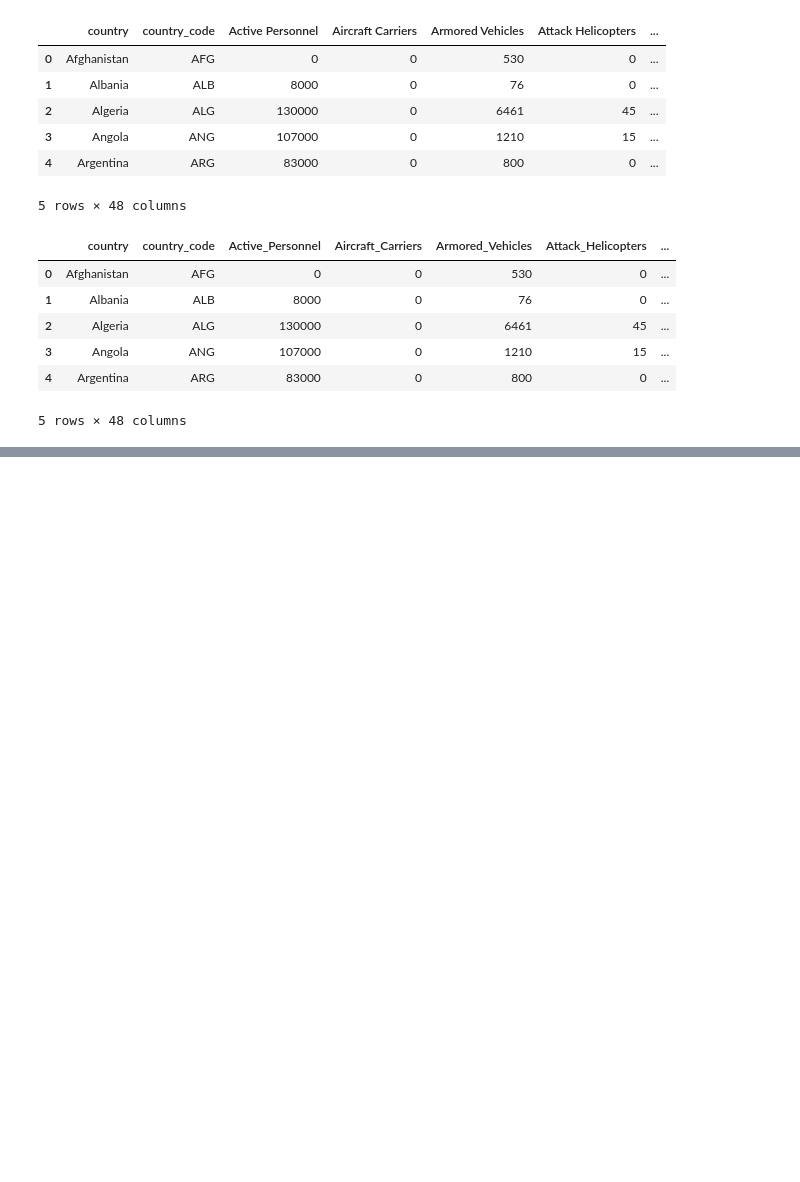
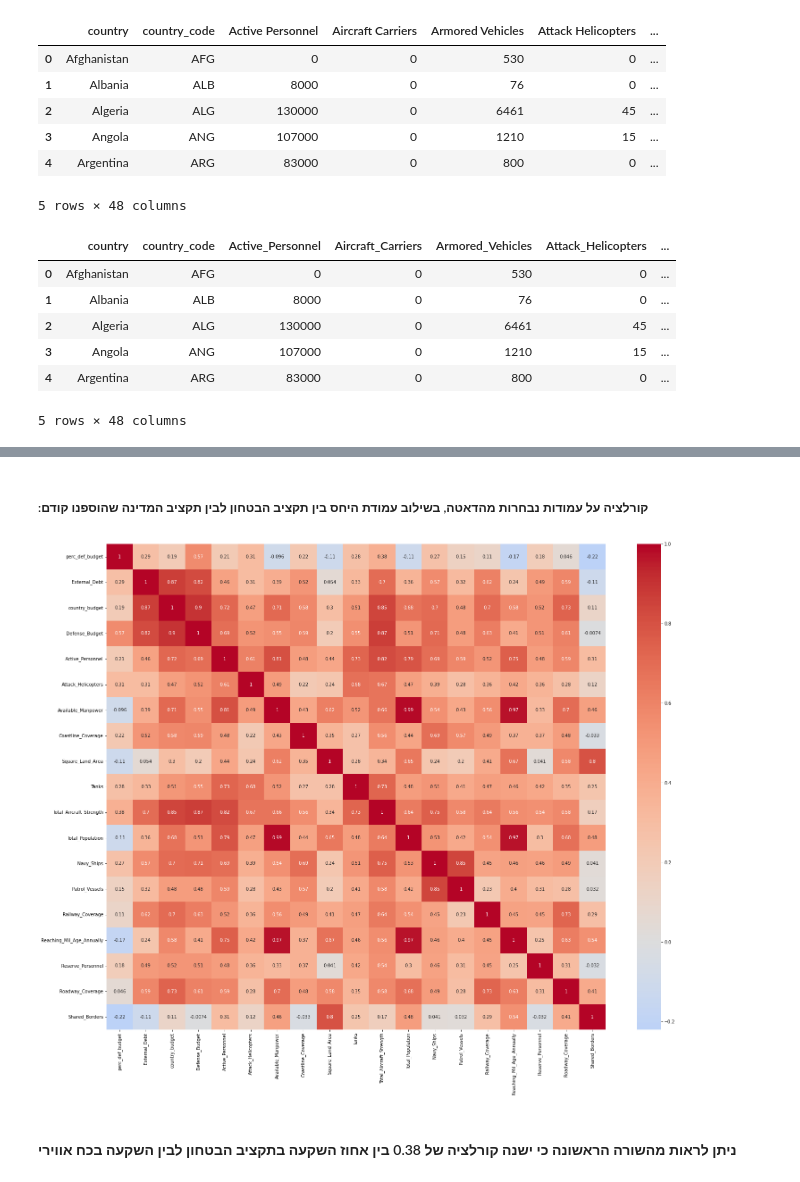
Before and after one commit to mayas9/army-project, a Jupyter notebook: project.ipynb, the cells around one changed output, grey strips where cells are left out. Cells and saved outputs as stored; diff of their text form; code cells hidden in the pictures; blank space fills up the shorter version.

```diff
--- a/project.ipynb
+++ b/project.ipynb
@@ -59,0 +93,12 @@ ValueError: No axis named 10 for object type Series
+# %% [markdown]
+##### :קורלציה על עמודות נבחרות מהדאטה, בשילוב עמודת היחס בין תקציב הבטחון לבין תקציב המדינה שהוספנו קודם
+# %%
+features= ['perc_def_budget','External_Debt','country_budget','Defense_Budget','Active_Personnel','Attack_Helicopters','Available_Manpower','Coastline_Coverage','Square_Land_Area','Tanks','Total_Aircraft_Strength' ,'Total_Population','Navy_Ships','Patrol_Vessels','Railway_Coverage','Reaching_Mil_Age_Annually','Reserve_Personnel','Roadway_Coverage','Shared_Borders']
+corrs = army[features].corr(method = 'spearman')
+
+plt.figure(figsize=(25,20))  #figure size
+sns.heatmap(corrs, cmap='coolwarm', center=0, annot = True);
+# %% [output]
+[figure, added]
+# %% [markdown]
+#### ניתן לראות מהשורה הראשונה כי ישנה קורלציה של 0.38 בין אחוז השקעה בתקציב הבטחון לבין השקעה בכח אווירי
```
Also changed, not shown: parts of 21 cells of this notebook.
